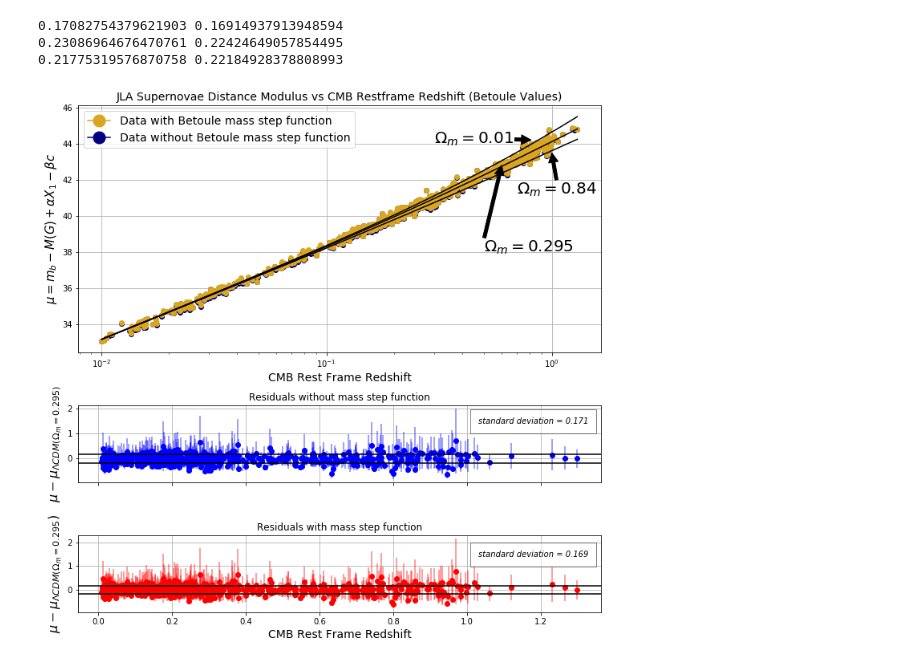
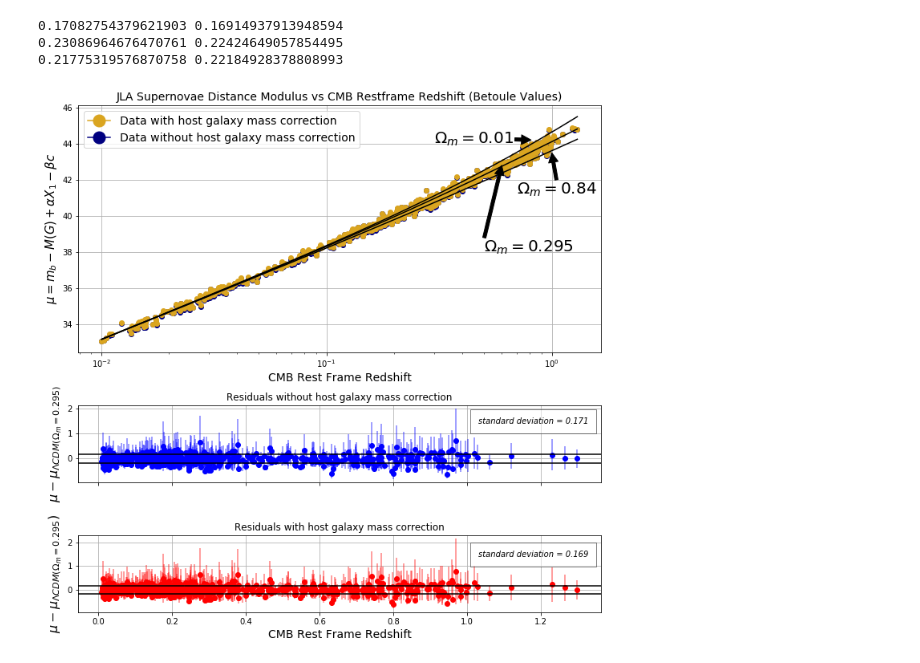
Before and after one commit to KellySkillen/Supernovae, a Jupyter notebook: Cosmological Fit (JLA).ipynb, the cells around one changed output. Drawn from its saved outputs; the diff is of its cells as text; code cells hidden in the pictures.

```diff
--- a/Cosmological Fit (JLA).ipynb
+++ b/Cosmological Fit (JLA).ipynb
@@ -89,8 +89,8 @@ plt.plot(data.zcmb, data.distance_modulus_step,'o', color='goldenrod', alpha=1)
 
 
 #Making a legend
-gold_line = mlines.Line2D([], [], color='goldenrod', marker='o',markersize=15, label='Data with Betoule mass step function')
-navy_line = mlines.Line2D([], [], color='navy', marker='o',markersize=15, label='Data without Betoule mass step function')
+gold_line = mlines.Line2D([], [], color='goldenrod', marker='o',markersize=15, label='Data with host galaxy mass correction')
+navy_line = mlines.Line2D([], [], color='navy', marker='o',markersize=15, label='Data without host galaxy mass correction')
 
 
 plt.legend(handles=[gold_line, navy_line,], fontsize=14)
@@ -127,33 +127,33 @@ low_errorstep = data.residuals_step + data.error_dm_step
 up_errorstep = data.residuals_step + data.error_dm_step
 asym_errorstep = [low_errorstep, up_errorstep]
 
 #plotting residual subplots
 plt.subplot2grid((60,1),(30,0), rowspan = 13)
 plt.plot(data.zcmb, data.residuals_nostep, 'bo')
-plt.title('Residuals without mass step function')
+plt.title('Residuals without host galaxy mass correction')
 plt.text(1.03, 1.4, 'standard deviation = 0.171', style='italic', bbox={'facecolor':'white', 'alpha':0.5, 'pad':10})
 plt.tick_params(labelbottom='off')
 plt.ylabel(r'$\mu - \mu_{\Lambda CDM (\Omega_m = 0.295)}$', fontsize=16)
 plt.errorbar(data.zcmb, data.residuals_nostep, fmt='none', yerr=asym_error, color='blue', alpha=0.5)
 plt.axhline(y=stat1, color='k')
 plt.axhline(y=(-stat1), color='k')
 plt.grid(True)
 
 plt.subplot2grid((60,1),(43,0), rowspan = 13)
 plt.plot(data.zcmb,data.residuals_step, 'ro')
-plt.title('Residuals with mass step function')
+plt.title('Residuals with host galaxy mass correction')
 plt.axhline(y=stat2, color='k')
 plt.axhline(y=(-stat2), color='k')
 plt.text(1.03, 1.4, 'standard deviation = 0.169', style='italic', bbox={'facecolor':'white', 'alpha':0.5, 'pad':10})
 plt.xlabel('CMB Rest Frame Redshift', fontsize=14)
 plt.ylabel(r'$\mu - \mu_{\Lambda CDM (\Omega_m = 0.295})$', fontsize=16)
 plt.errorbar(data.zcmb, data.residuals_step, yerr=asym_errorstep, fmt='none', color='red', alpha=0.5)
 plt.grid(True)
 plt.tight_layout()
 plt.show()
 
 fig.savefig('Distance Modulus Cosmo (JLA)(errors).pdf')
 
 plt.close(fig)
 # %% [output]
-[figure, old version]
+[figure, new version]
```
Also changed, not shown: 6 other files.
